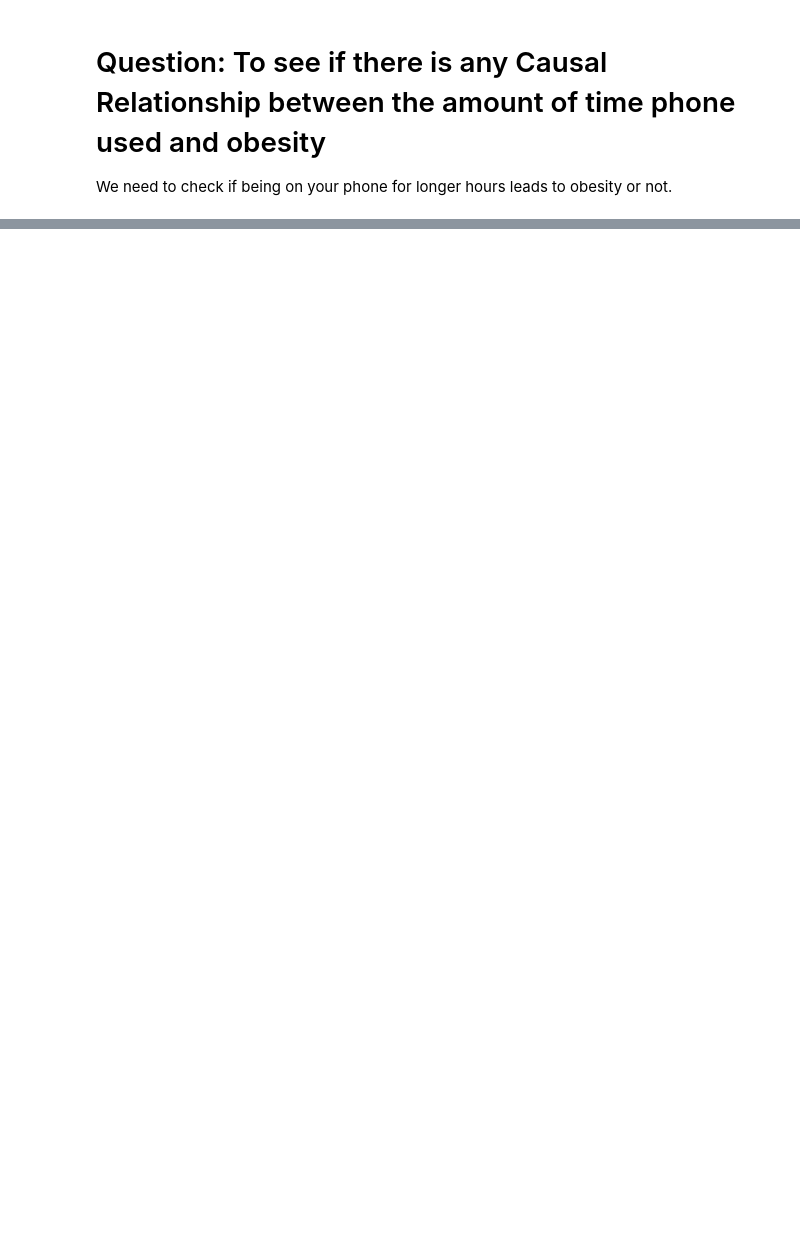
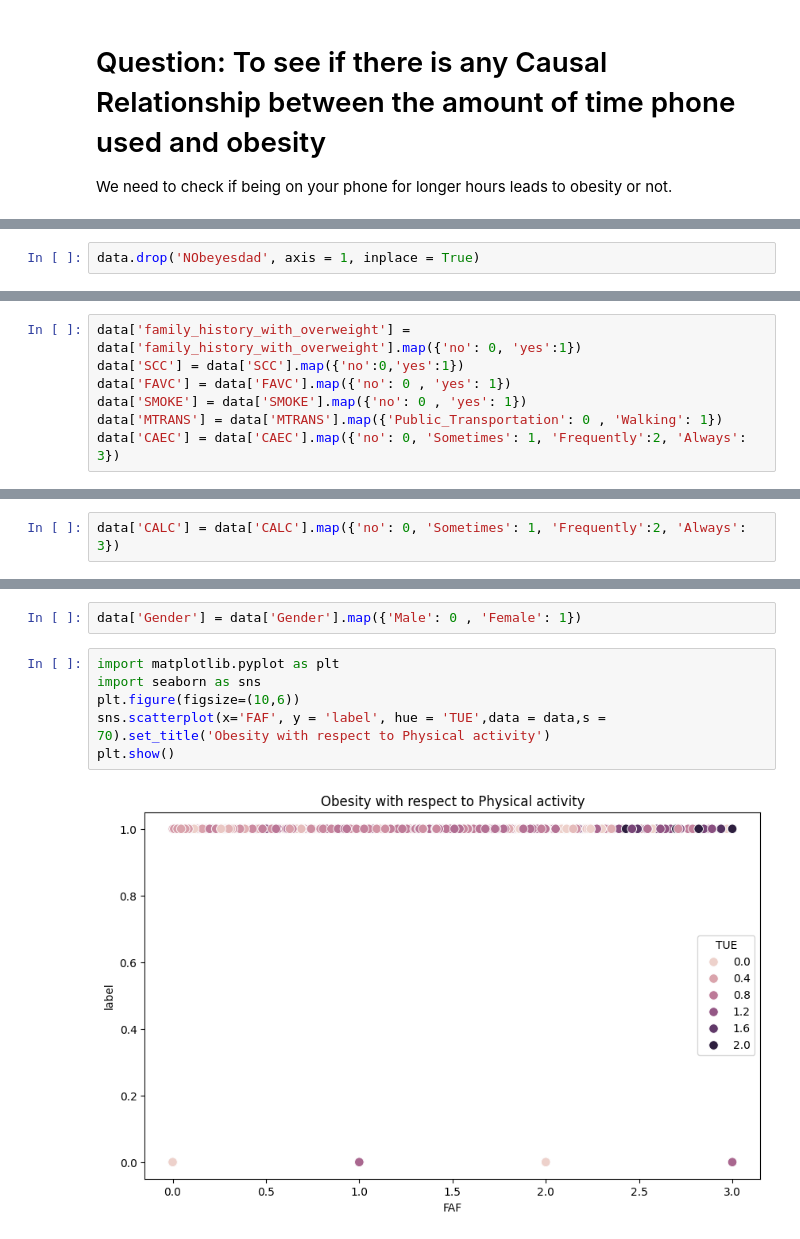
Before and after one commit to omkarnaik713/Causal-Inference-Research, a Jupyter notebook: obesity.ipynb, the cells around one changed output, grey strips where cells are left out. Saved outputs shown, nothing was run; the diff lists cells and outputs as text; blank space fills up the shorter version.

Commit message:
Plotting some graphs to see the distribution

```diff
--- a/obesity.ipynb
+++ b/obesity.ipynb
@@ -52,0 +55,2 @@ We need to check if being on your phone for longer hours leads to obesity or not
+# %%
+data.drop('NObeyesdad', axis = 1, inplace = True)
@@ -52,0 +70,7 @@ We need to check if being on your phone for longer hours leads to obesity or not
+# %%
+data['family_history_with_overweight'] = data['family_history_with_overweight'].map({'no': 0, 'yes':1})
+data['SCC'] = data['SCC'].map({'no':0,'yes':1})
+data['FAVC'] = data['FAVC'].map({'no': 0 , 'yes': 1})
+data['SMOKE'] = data['SMOKE'].map({'no': 0 , 'yes': 1})
+data['MTRANS'] = data['MTRANS'].map({'Public_Transportation': 0 , 'Walking': 1})
+data['CAEC'] = data['CAEC'].map({'no': 0, 'Sometimes': 1, 'Frequently':2, 'Always': 3})
@@ -52,0 +90,2 @@ We need to check if being on your phone for longer hours leads to obesity or not
+# %%
+data['CALC'] = data['CALC'].map({'no': 0, 'Sometimes': 1, 'Frequently':2, 'Always': 3})
@@ -52,0 +101,10 @@ We need to check if being on your phone for longer hours leads to obesity or not
+# %%
+data['Gender'] = data['Gender'].map({'Male': 0 , 'Female': 1})
+# %%
+import matplotlib.pyplot as plt
+import seaborn as sns
+plt.figure(figsize=(10,6))
+sns.scatterplot(x='FAF', y = 'label', hue = 'TUE',data = data,s = 70).set_title('Obesity with respect to Physical activity')
+plt.show()
+# %% [output]
+[figure, added]
```
Also changed, not shown: parts of 8 cells of this notebook.
